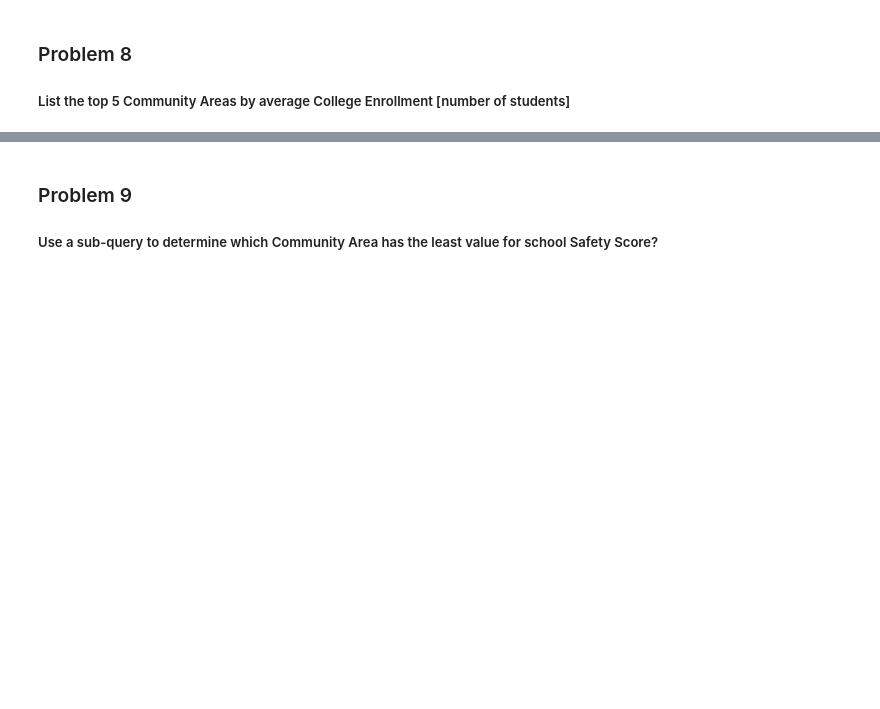
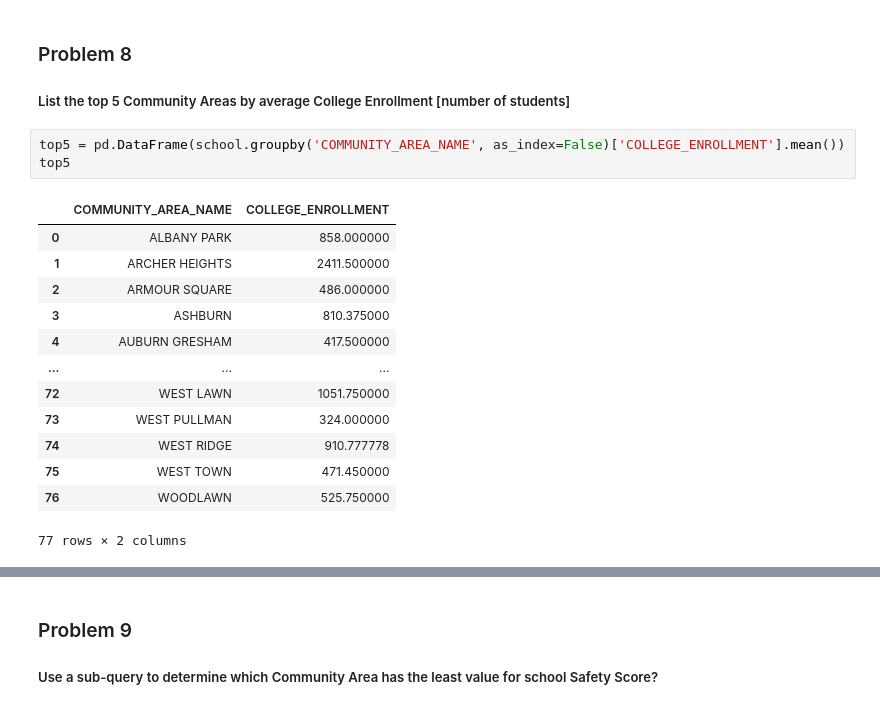
Before and after one commit to dennislamcv1/DB0201EN, a Jupyter notebook: DB0201EN-Week4-2-2-PeerAssign-v5-py.ipynb, the cells around one changed output, grey strips where cells are left out. Saved outputs shown, nothing was run; the diff lists cells and outputs as text; blank space fills up the shorter version.

```diff
--- a/DB0201EN-Week4-2-2-PeerAssign-v5-py.ipynb
+++ b/DB0201EN-Week4-2-2-PeerAssign-v5-py.ipynb
@@ -320,4 +351,21 @@ school['SAFETY_SCORE'].mean()
 ### Problem 8
 
 ##### List the top 5 Community Areas by average College Enrollment [number of students]
+# %%
+top5 = pd.DataFrame(school.groupby('COMMUNITY_AREA_NAME', as_index=False)['COLLEGE_ENROLLMENT'].mean())
+top5
+# %% [output]
+|  | COMMUNITY_AREA_NAME | COLLEGE_ENROLLMENT |
+| 0 | ALBANY PARK | 858.000000 |
+| 1 | ARCHER HEIGHTS | 2411.500000 |
+| 2 | ARMOUR SQUARE | 486.000000 |
+| 3 | ASHBURN | 810.375000 |
+| 4 | AUBURN GRESHAM | 417.500000 |
+| ... | ... | ... |
+| 72 | WEST LAWN | 1051.750000 |
+| 73 | WEST PULLMAN | 324.000000 |
+| 74 | WEST RIDGE | 910.777778 |
+| 75 | WEST TOWN | 471.450000 |
+| 76 | WOODLAWN | 525.750000 |
+77 rows × 2 columns
 # %%
```
Also changed, not shown: parts of 3 cells of this notebook.
